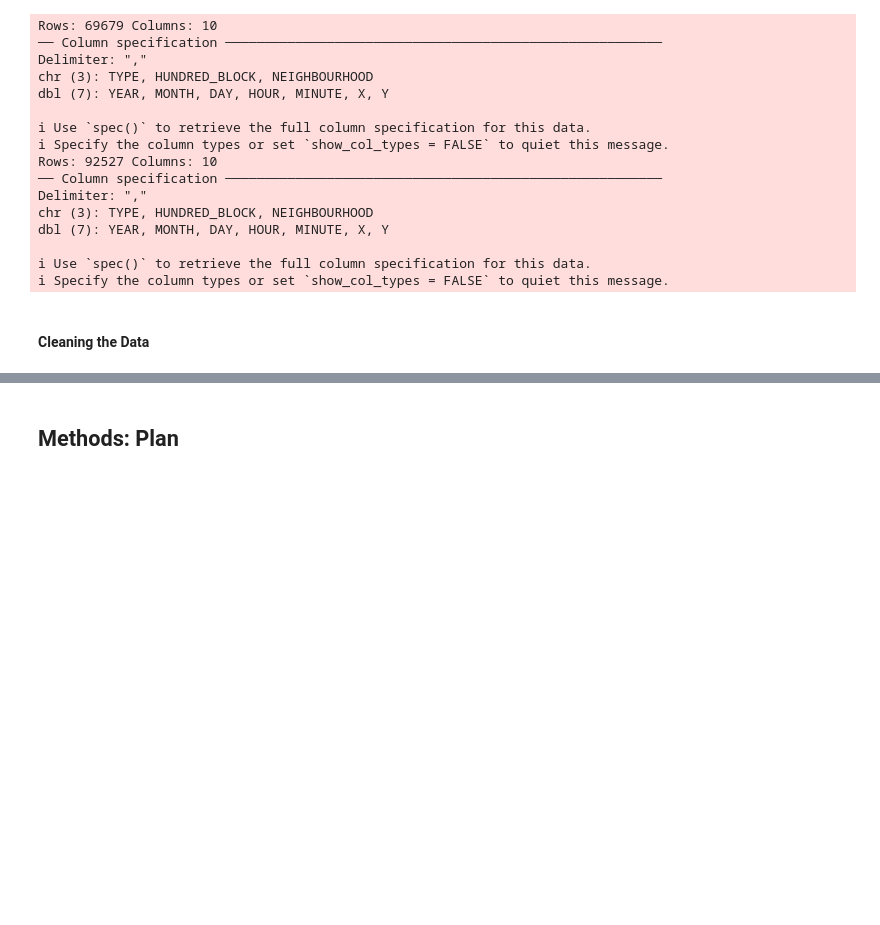
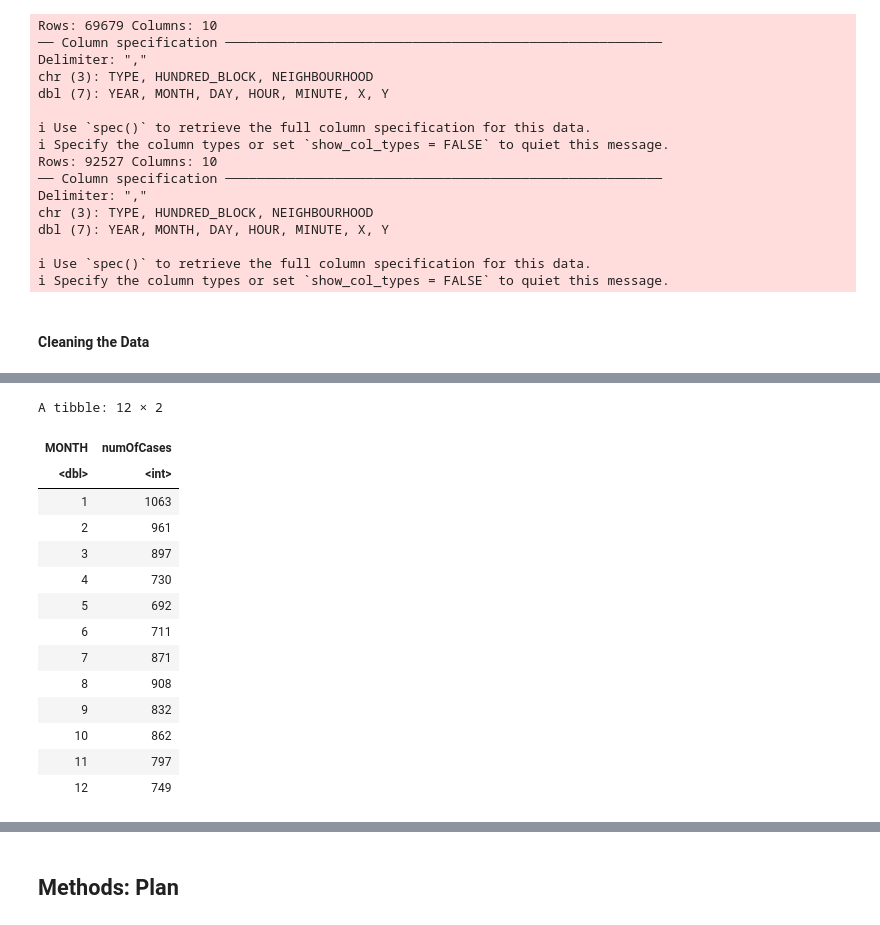
Before and after one commit to yingquanw/STAT201_project_group35, a Jupyter notebook: project.ipynb, the cells around one changed output, grey strips where cells are left out. Drawn from its saved outputs; the diff is of its cells as text; code cells hidden in the pictures; blank space fills up the shorter version.

```diff
--- a/project.ipynb
+++ b/project.ipynb
@@ -93,0 +96,22 @@ A tibble: 6 × 4
+# %%
+# Number of crimes each month in pandemic time
+van_crime_pandemic_month <- van_crime_pandemic_clean %>%
+group_by(MONTH) %>%
+summarize(numOfCases = n())
+van_crime_pandemic_month
+# %% [output]
+A tibble: 12 × 2
+| MONTH | numOfCases |
+| <dbl> | <int> |
+| 1 | 1063 |
+| 2 | 961 |
+| 3 | 897 |
+| 4 | 730 |
+| 5 | 692 |
+| 6 | 711 |
+| 7 | 871 |
+| 8 | 908 |
+| 9 | 832 |
+| 10 | 862 |
+| 11 | 797 |
+| 12 | 749 |
```
Also changed, not shown: parts of 8 cells of this notebook.
